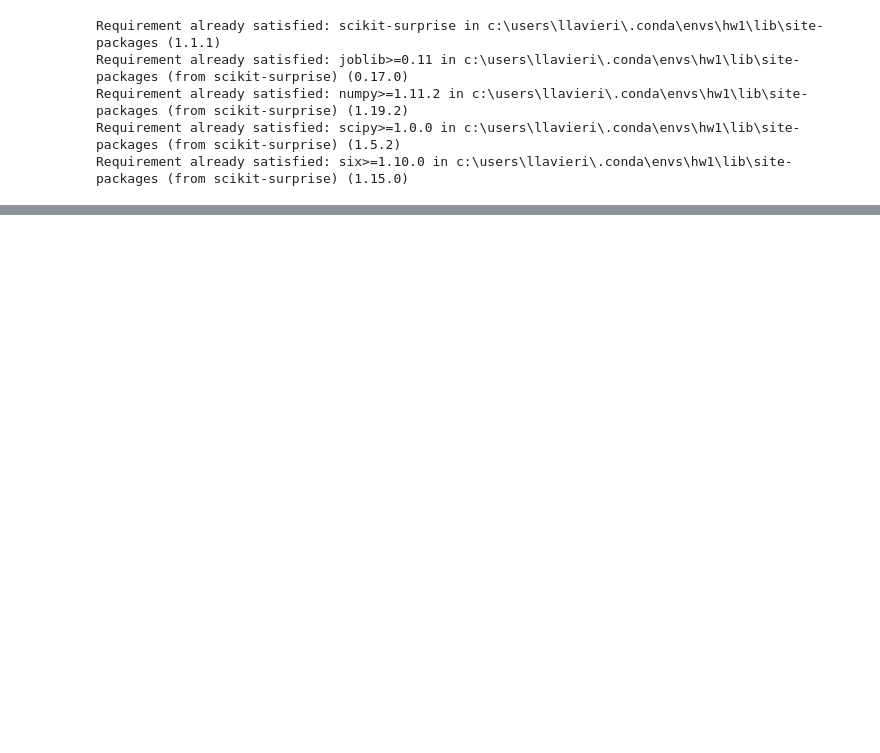
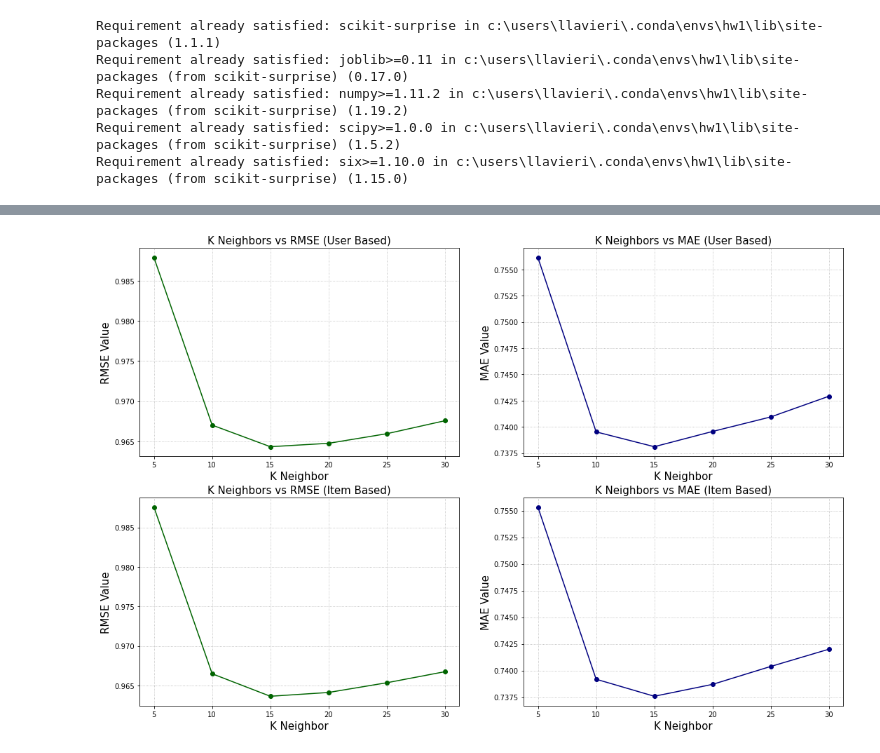
Before and after one commit to lumalav/CAP5610, a Jupyter notebook: HW6/HW6.ipynb, the cells around one changed output, grey strips where cells are left out. Drawn from its saved outputs; the diff is of its cells as text; code cells hidden in the pictures; blank space fills up the shorter version.

```diff
--- a/HW6/HW6.ipynb
+++ b/HW6/HW6.ipynb
@@ -107,0 +173,50 @@ plt.show();
+# %%
+#F
+def get_y(data):
+    result = []
+    for i in range(0, len(x)*3, 3):
+        result.append(data[i])
+    return result
+
+
+x = param_grid['k']
+y1 = get_y(user_based_filtering.cv_results['mean_test_rmse'])
+y2 = get_y(user_based_filtering.cv_results['mean_test_mae'])
+y3 = get_y(item_based_filtering.cv_results['mean_test_rmse'])
+y4 = get_y(item_based_filtering.cv_results['mean_test_mae'])
+
+plt.figure(figsize=(18,12))
+
+plt.subplot(2, 2, 1)
+plt.title('K Neighbors vs RMSE (User Based)', loc='center', fontsize=15)
+plt.plot(x, y1, color='darkgreen', marker='o')
+plt.xlabel('K Neighbor', fontsize=15)
+plt.ylabel('RMSE Value', fontsize=15)
+plt.grid(ls='dotted')
+
+plt.subplot(2, 2, 2)
+plt.title('K Neighbors vs MAE (User Based)', loc='center', fontsize=15)
+plt.plot(x, y2, color='navy', marker='o')
+plt.xlabel('K Neighbor', fontsize=15)
+plt.ylabel('MAE Value', fontsize=15)
+plt.grid(ls='dotted')
+
+plt.subplot(2, 2, 3)
+plt.title('K Neighbors vs RMSE (Item Based)', loc='center', fontsize=15)
+plt.plot(x, y3, color='darkgreen', marker='o')
+plt.xlabel('K Neighbor', fontsize=15)
+plt.ylabel('RMSE Value', fontsize=15)
+plt.grid(ls='dotted')
+
+plt.subplot(2, 2, 4)
+plt.title('K Neighbors vs MAE (Item Based)', loc='center', fontsize=15)
+plt.plot(x, y4, color='navy', marker='o')
+plt.xlabel('K Neighbor', fontsize=15)
+plt.ylabel('MAE Value', fontsize=15)
+plt.grid(ls='dotted')
+
+
+
+plt.show()
+# %% [output]
+[figure, added]
```
Also changed, not shown: parts of 13 cells of this notebook, 2 other files.
